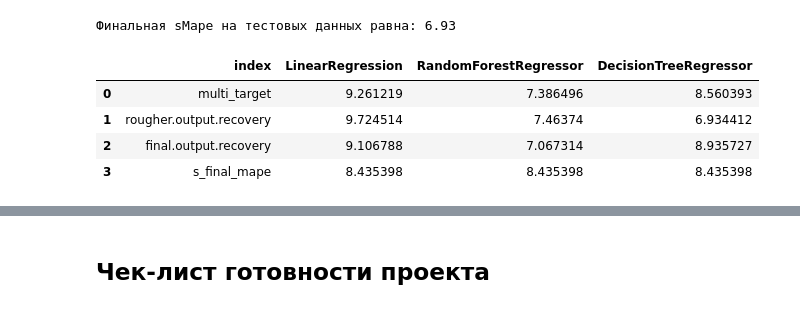
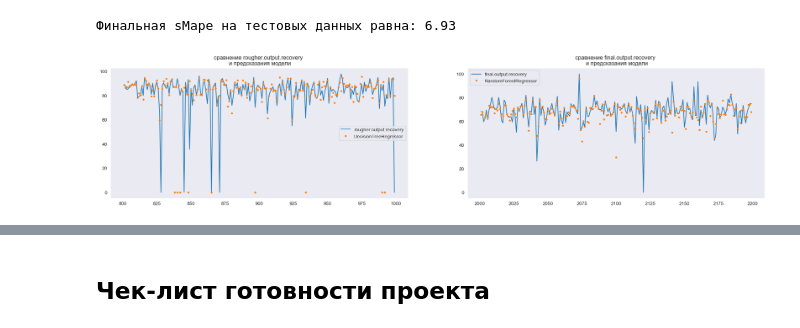
Before and after one commit to MaxMacClane/Ypracticum, a Jupyter notebook: Сборный проект 2/155ecb21-6d88-49f0-b43e-3c2e1f6c3c9b.ipynb, the cells around one changed output, grey strips where cells are left out. Drawn from its saved outputs; the diff is of its cells as text; code cells hidden in the pictures.

```diff
--- a/Сборный проект 2/155ecb21-6d88-49f0-b43e-3c2e1f6c3c9b.ipynb
+++ b/Сборный проект 2/155ecb21-6d88-49f0-b43e-3c2e1f6c3c9b.ipynb
@@ -1062,10 +1054,11 @@ Wall time: 53.6 s
 # %%
-
+# создаём таблицу со значениями тестовой выборки и предсказаниями моделей
 
 final_teble_predict = pd.concat([y_valid, pd.DataFrame(test_predict_dtr, columns=['predict_rougher.output.recovery'], \
                      index=y_valid.index),  pd.DataFrame(test_predict_rfr, columns=['predict_final.output.recovery'], \
-                     index=y_valid.index)], axis=1)
+                     index=y_valid.index)], axis=1).reset_index()
 
+# считаем финальный sMape для предсказаний моделей на тестовых данных
 s_final_mape = (.25*final_smape_simple(final_teble_predict['rougher.output.recovery'],\
                                        final_teble_predict['predict_rougher.output.recovery'] ) +
                 (.75*final_smape_simple(final_teble_predict['final.output.recovery'], \
@@ -1073,11 +1066,21 @@ s_final_mape = (.25*final_smape_simple(final_teble_predict['rougher.output.recov
 print('Финальная sMape на тестовых данных равна: {:.2f}'.format(s_final_mape))
 # %% [output]
 Финальная sMape на тестовых данных равна: 6.93
-# %%
-table_sMape
-# %% [output]
-|  | index | LinearRegression | RandomForestRegressor | DecisionTreeRegressor |
-| 0 | multi_target | 9.261219 | 7.386496 | 8.560393 |
-| 1 | rougher.output.recovery | 9.724514 | 7.46374 | 6.934412 |
-| 2 | final.output.recovery | 9.106788 | 7.067314 | 8.935727 |
-| 3 | s_final_mape | 8.435398 | 8.435398 | 8.435398 |
+# %%
+# посторим график на котором сравним исходные таргеты и предсказания моделей
+fig, (ax, ax1) = plt.subplots(1,2, figsize=(25, 5))
+final_teble_predict.loc[(final_teble_predict.index > 800) & (final_teble_predict.index < 1000)]['rougher.output.recovery']\
+    .plot( title='сравнение rougher.output.recovery \n и предсказания модели', ax=ax)
+final_teble_predict.loc[(final_teble_predict.index > 800) & (final_teble_predict.index < 1000)]['predict_rougher.output.recovery'] \
+    .plot(style='.', ax=ax)
+
+final_teble_predict.loc[(final_teble_predict.index > 2000) & (final_teble_predict.index < 2200)]['final.output.recovery'] \
+    .plot( title='сравнение final.output.recovery \n и предсказания модели', ax=ax1)
+final_teble_predict.loc[(final_teble_predict.index > 2000) & (final_teble_predict.index < 2200)]['predict_final.output.recovery'] \
+    .plot(style='.', ax=ax1)
+
+ax.legend(['rougher.output.recovery','DecisionTreeRegressor'])
+ax1.legend(['final.output.recovery','RandomForestRegressor'])
+plt.show()
+# %% [output]
+[figure, added]
```
Also changed, not shown: parts of 30 cells of this notebook.
